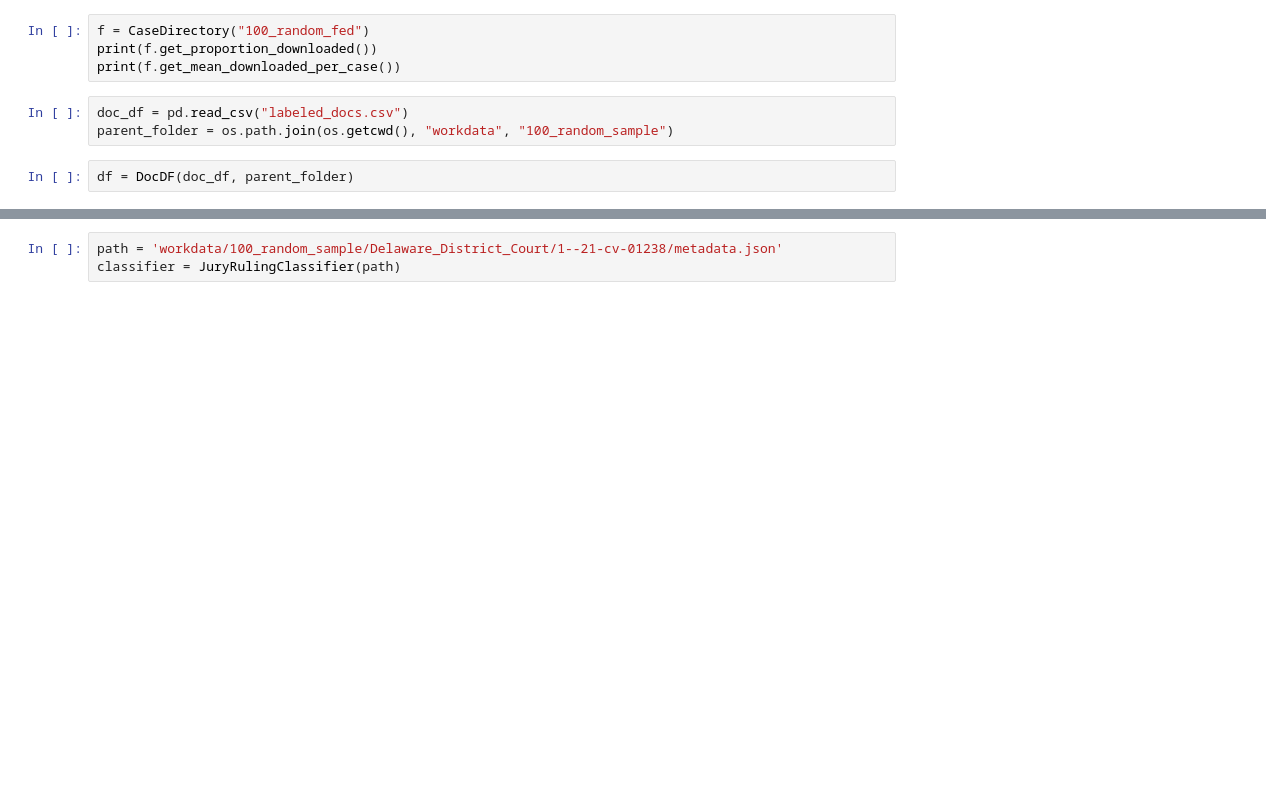
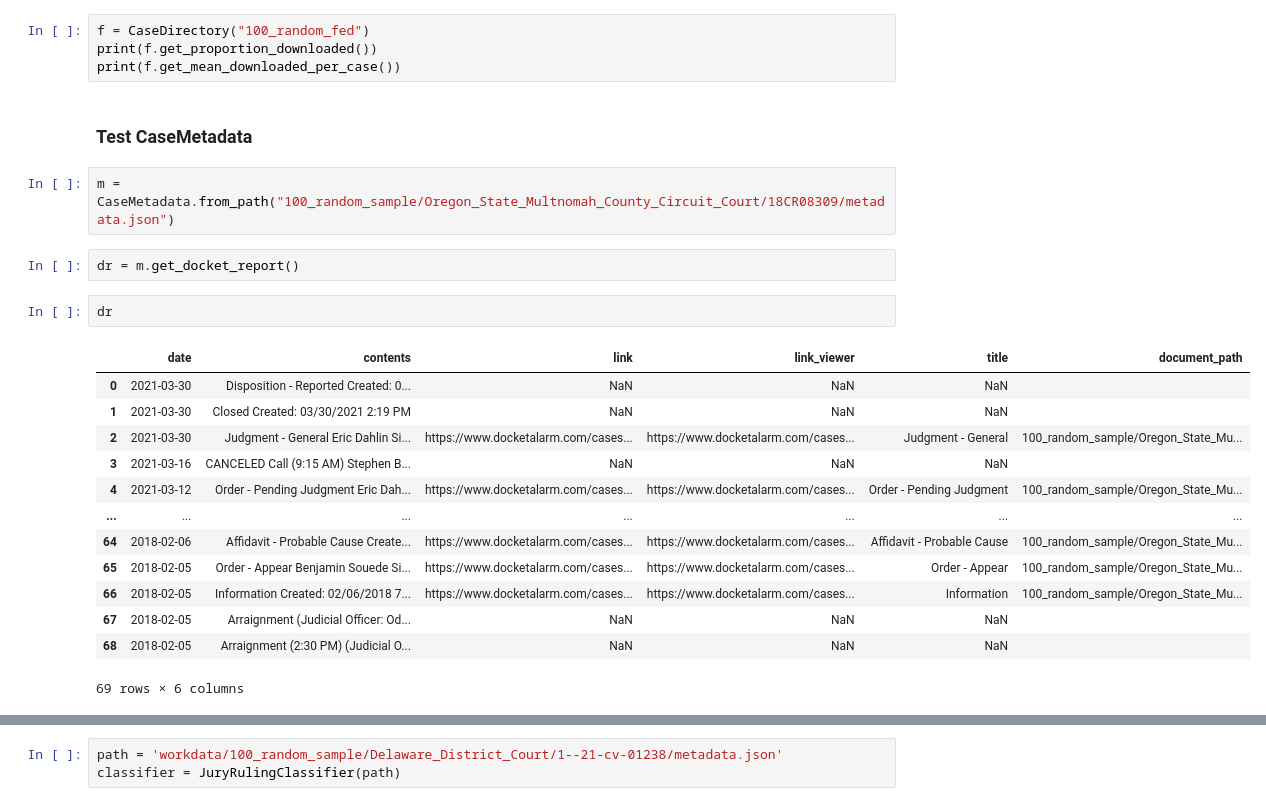
Before and after one commit to ampribe/variable-extraction, a Jupyter notebook: ruling_classification.ipynb, the cells around one changed output, grey strips where cells are left out. Drawn from its saved outputs; the diff is of its cells as text; blank space fills up the shorter version.

```diff
--- a/ruling_classification.ipynb
+++ b/ruling_classification.ipynb
@@ -52,8 +53,25 @@ array([''], dtype=object)
 f = CaseDirectory("100_random_fed")
 print(f.get_proportion_downloaded())
 print(f.get_mean_downloaded_per_case())
-# %%
-doc_df = pd.read_csv("labeled_docs.csv")
-parent_folder = os.path.join(os.getcwd(), "workdata", "100_random_sample")
-# %%
-df = DocDF(doc_df, parent_folder)
+# %% [markdown]
+### Test CaseMetadata
+# %%
+m = CaseMetadata.from_path("100_random_sample/Oregon_State_Multnomah_County_Circuit_Court/18CR08309/metadata.json")
+# %%
+dr = m.get_docket_report()
+# %%
+dr
+# %% [output]
+|  | date | contents | link | link_viewer | title | document_path |
+| 0 | 2021-03-30 | Disposition - Reported Created: 0... | NaN | NaN | NaN |  |
+| 1 | 2021-03-30 | Closed Created: 03/30/2021 2:19 PM | NaN | NaN | NaN |  |
+| 2 | 2021-03-30 | Judgment - General Eric Dahlin Si... | https://www.docketalarm.com/cases... | https://www.docketalarm.com/cases... | Judgment - General | 100_random_sample/Oregon_State_Mu... |
+| 3 | 2021-03-16 | CANCELED Call (9:15 AM) Stephen B... | NaN | NaN | NaN |  |
+| 4 | 2021-03-12 | Order - Pending Judgment Eric Dah... | https://www.docketalarm.com/cases... | https://www.docketalarm.com/cases... | Order - Pending Judgment | 100_random_sample/Oregon_State_Mu... |
+| ... | ... | ... | ... | ... | ... | ... |
+| 64 | 2018-02-06 | Affidavit - Probable Cause Create... | https://www.docketalarm.com/cases... | https://www.docketalarm.com/cases... | Affidavit - Probable Cause | 100_random_sample/Oregon_State_Mu... |
+| 65 | 2018-02-05 | Order - Appear Benjamin Souede Si... | https://www.docketalarm.com/cases... | https://www.docketalarm.com/cases... | Order - Appear | 100_random_sample/Oregon_State_Mu... |
+| 66 | 2018-02-05 | Information Created: 02/06/2018 7... | https://www.docketalarm.com/cases... | https://www.docketalarm.com/cases... | Information | 100_random_sample/Oregon_State_Mu... |
+| 67 | 2018-02-05 | Arraignment (Judicial Officer: Od... | NaN | NaN | NaN |  |
+| 68 | 2018-02-05 | Arraignment (2:30 PM) (Judicial O... | NaN | NaN | NaN |  |
+69 rows × 6 columns
```
Also changed, not shown: parts of 10 cells of this notebook, 4 other files.
